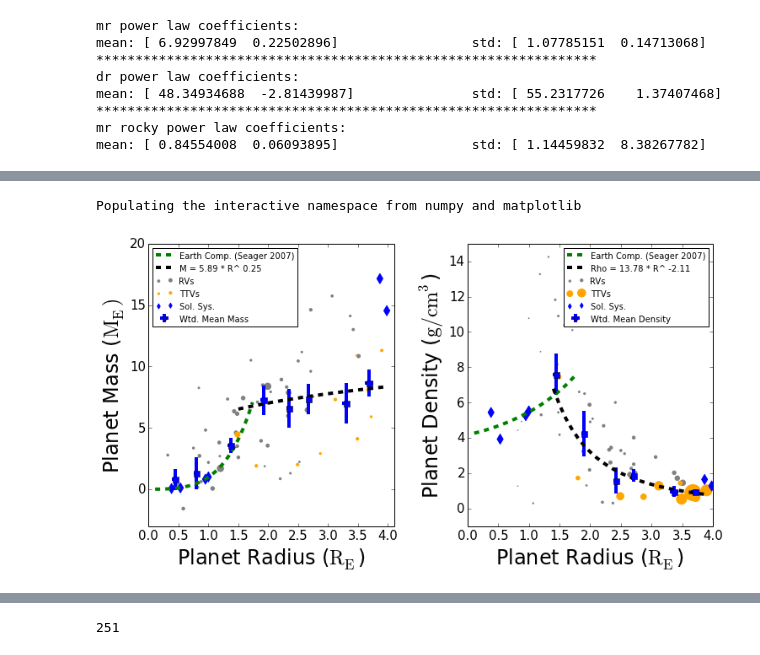
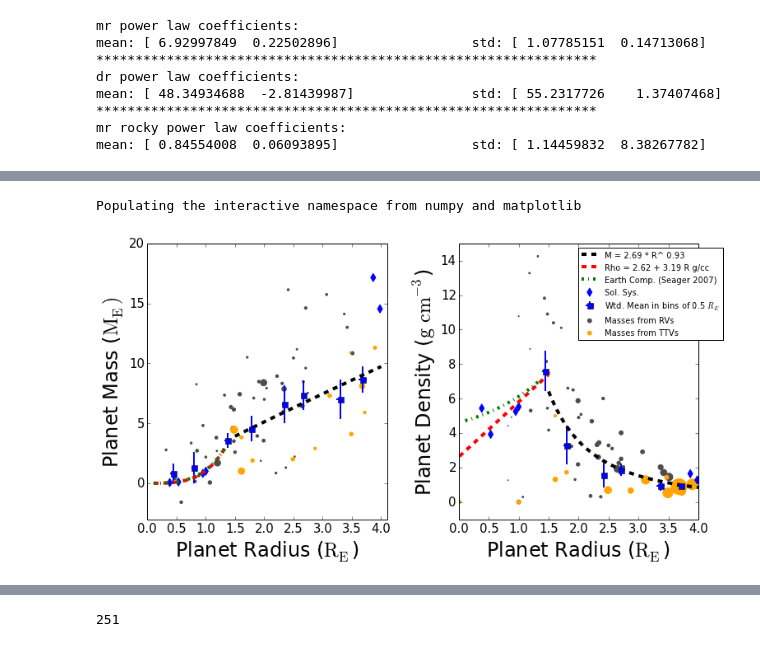
Before and after one commit to sealauren/mrf, a Jupyter notebook: plot_mr.ipynb, the cells around one changed output, grey strips where cells are left out. Drawn from its saved outputs; the diff is of its cells as text; code cells hidden in the pictures.

Commit message:
Only two fits on plot, one legend, changed equations, added Kipping

```diff
--- a/plot_mr.ipynb
+++ b/plot_mr.ipynb
@@ -56,8 +54,8 @@ sp_1sig = sp[sp.m > sp.um]
 sp_cold = sp[sp.flux <= np.median(sp.flux)]
 sp_hot = sp[sp.flux > np.median(sp.flux)]
 sp['ttv'] = [0]*len(sp)
-sp.ix[['Kepler-11 b','Kepler-11 c','Kepler-11 d','Kepler-11 f','Kepler-30 b','Kepler-36 b','Kepler-36 c','KOI-152 b','KOI-152 c','KOI-152 e'],'ttv'] = 1
-ttvs = sp.ix[['Kepler-11 b','Kepler-11 c','Kepler-11 d','Kepler-11 f','Kepler-30 b','Kepler-36 b','Kepler-36 c','KOI-152 b','KOI-152 c','KOI-152 e'],:]
+sp.ix[['Kepler-11 b','Kepler-11 c','Kepler-11 d','Kepler-11 f','Kepler-30 b','Kepler-36 b','Kepler-36 c','KOI-152 b','KOI-152 c','KOI-152 e','KOI-314 b','KOI-314 c'],'ttv'] = 1
+ttvs = sp.ix[['Kepler-11 b','Kepler-11 c','Kepler-11 d','Kepler-11 f','Kepler-30 b','Kepler-36 b','Kepler-36 c','KOI-152 b','KOI-152 c','KOI-152 e','KOI-314 b','KOI-314 c'],:]
 sp_vol = sp[sp.r >= 1.5]
 sp_rocky = sp[sp.r < 1.5].append(ss[ss.r < 1.5])
 sp_rocky.ix[:,['r','ur','m','um','rho','urho']]
@@ -428,9 +459,9 @@ means = pd.DataFrame({'r_m':rwm, 'r_d':rwd, 'ur':urw, 'm':mw, 'um':umw, 'rho':rh
 # %%
 # Calculate Earth composition from Seager 2007
 # this is good for Ms < 4
-m1 = 6.41; r1 = 3.3 # values for 32.5% Fe, 67.5% MgSiO3
+m1 = 6.41; r1 = 3.19 # values for 32.5% Fe, 67.5% MgSiO3
 k1 = -0.20945; k2 = 0.0804; k3 = 0.394 # k for differentiated planet
-m_phys = np.logspace(-3, 0.85, num=50)
+m_phys = np.logspace(-3, 0.5, num=50)
 ms = m_phys/m1
 k = np.array([k1,k2,k3])
 logrs = lambda k, ms: k[0] + 1/3. * np.log10(ms) - k[1] * ms**k[2]
@@ -441,7 +472,8 @@ d_seager = m_seager/(r_seager**3.)*5.522
 #print zip(r_seager,d_seager)
 print "Seager k values for Earth composition:", k
 print "Masses scaled to:", m1, "Radii Scaled to:", r1, "(Earth units)"
-print "Seager radius of Earth at 1 Earth mass:", pow(10,logrs(k, 1./m1))*r1, " x Earth radius"
-print "Seager density of Earth at 1 Earth mass:", pow(pow(10,logrs(k, 1./m1))*r1,3.), " x Earth density"
+print "Seager radius of Earth at 1 Earth mass:", pow(10.,logrs(k, 1./m1))*r1, " x Earth radius"
+print "Seager density of Earth at 1 Earth mass:", 1./pow(pow(10.,logrs(k, 1./m1))*r1,3.), " x Earth density"
+#print zip(m_seager,r_seager,d_seager)
 # %% [output]
 Seager k values for Earth composition: [-0.20945  0.0804   0.394  ]
@@ -456,3 +488,7 @@ wd = 1./sp.urho
 #ax1.scatter(sp.r,wm)
 #ax2 = fig.add_subplot(122)
 #ax2.scatter(sp.r,wd)
+for i,w in enumerate(wm):
+    print sp.um[i], 10*w/median(wm)
+print (1.1*20.9629525505)/1.0
+print sp.urho[0]*10*wd[0]/median(wd)
@@ -459,47 +513,71 @@ wd = 1./sp.urho
 # %%
 %pylab inline
 def plot_mr():
     fig = plt.figure();
+    fig.set_size_inches(12,6);
     sharex=True;
     ax1 = fig.add_subplot(1,2,1);
-    ax1.plot(r_seager, m_seager, '--g', linewidth=4, label=('Earth Comp. (Seager 2007)'))
-    ax1.scatter(sp.r[sp.ttv==0], sp.m[sp.ttv==0], s=10*wm[sp.ttv==0]/median(wm), alpha=1.0, color='gray', label='RVs');
     ax1.plot(rarr, mplaw, '--k', linewidth=4, label=("M = %.2f * R^ %.2f"% (mpars[0], mpars[1])));
-#    ax1.plot(rocky_r, rockplaw, '--g', linewidth=4, label=("M = %.2f R^ %.2f"% (rocky_pars[0], rocky_pars[1])));
+    ax1.plot(r_seager,fitfunc(dr_lin_pars,r_seager)/5.5*r_seager**3., '--r', linewidth=4, label=("Rho = %.2f + %.2f R g/cc"% (dr_lin_pars[0], dr_lin_pars[1])));
+#    ax1.plot(r_seager, powerlaw(rocky_pars,r_seager), '--b', linewidth=4, label=("M = %.2f R^ %.2f"% (rocky_pars[0], rocky_pars[1])));
+    ax1.plot(r_seager, m_seager, '-.g', linewidth=4, label=('Earth Comp. (Seager 2007)'))
+    ax1.scatter(sp.r[sp.ttv==0], sp.m[sp.ttv==0], s=10*wm[sp.ttv==0]/median(wm), alpha=1.0, color='0.3')#, label='RVs');
+    ax1.scatter(sp.r[sp.ttv==1], sp.m[sp.ttv==1], s=10*wm[sp.ttv==1]/median(wm), alpha=1.0, color='orange')#, label='TTVs');
     ax1.errorbar(means.r_m,means.m, xerr=means.ur, yerr=means.um,
-             markersize=7, marker='s',fmt='o', capsize=0, elinewidth=4, alpha = 1.0, label=('Wtd. Mean Mass'));
-    ax1.scatter(sp.r[sp.ttv==1], sp.m[sp.ttv==1], s=5*wm[sp.ttv==1]/median(wm), alpha=1.0, color='orange', label='TTVs');    ax1.set_xlabel('Planet Radius ($\mathrm{R_E}$)',fontsize=24);
+             markersize=7, marker='s',fmt='o', capsize=0, elinewidth=2, alpha = 1.0, label=('Wtd. Mean Mass'));
+    ax1.set_xlabel('Planet Radius ($\mathrm{R_E}$)',fontsize=24);
     ax1.set_ylabel('Planet Mass ($\mathrm{M_E})$',fontsize=24);
-    ax1.scatter(ss.r, ss.m, color='blue',marker='d',s=70, label=('Sol. Sys.'));
-    ax1.legend(loc='upper left', markerscale=0.5, fontsize=10, scatterpoints=2, numpoints=1);
+    ax1.scatter(ss.r, ss.m, color='blue',marker='d',s=50, label=('Sol. Sys.'));
+#    ax1.legend(loc='upper left', markerscale=0.5, fontsize=10, scatterpoints=2, numpoints=1);
     ax1.tick_params(axis='x', labelsize=15)
     ax1.tick_params(axis='y', labelsize=15)
     plt.axis([0.0,4.1,-3,20]);
 
     ax2 = fig.add_subplot(1,2,2);
-    ax2.plot(r_seager,d_seager, '--g', linewidth=4, label=('Earth Comp. (Seager 2007)'));
-    ax2.scatter(sp.r[sp.ttv==0], sp.rho[sp.ttv==0], s=5*wd[sp.ttv==0]/median(wd), alpha=1.0, color='gray', label='RVs');
-    ax2.plot(np.arange(1.4,4,0.1), dplaw, '--k', linewidth=4, label=("Rho = %.2f * R^ %.2f"% (dpars[0], dpars[1])));
+    ax2.plot(rarr, mplaw/rarr**3.*5.522, '--k', linewidth=4, label=("M = %.2f * R^ %.2f"% (mpars[0], mpars[1])));
+#    ax2.plot(np.arange(1.4,4,0.1), dplaw, '--k', linewidth=4, label=("Rho = %.2f * R^ %.2f g/cc"% (dpars[0], dpars[1])));
+    ax2.plot(rocky_r,fitfunc(dr_lin_pars,rocky_r), '--r', linewidth=4, label=("Rho = %.2f + %.2f R g/cc"% (dr_lin_pars[0], dr_lin_pars[1])));
+    ax2.plot(r_seager,d_seager, '-.g', linewidth=4, label=('Earth Comp. (Seager 2007)'));
+    ax2.scatter(sp.r[sp.ttv==0], sp.rho[sp.ttv==0], s=10*wd[sp.ttv==0]/median(wd), alpha=1.0, color='0.3')#, label='RVs');
     ax2.set_xlabel('Planet Radius ($\mathrm{R_E}$)',fontsize=24);
-    ax2.set_ylabel('Planet Density ($\mathrm{g/cm^{3}}$)',fontsize=24);
+    ax2.set_ylabel('Planet Density ($\mathrm{g}$ $\mathrm{cm^{-3}}$)',fontsize=24);
+    ax2.scatter(sp.r[sp.ttv==1], sp.rho[sp.ttv==1], s=10*wd[sp.ttv==1]/median(wd), alpha=1.0, color='orange')#, label='TTVs');
     ax2.errorbar(means.r_d[means.r_d > 1.0],means.rho[means.r_d > 1.0], xerr=means.ur[means.r_d > 1.0], yerr=means.urho[means.r_d > 1.0],
-             markersize=7, marker='s', fmt='o', capsize=0, elinewidth=4, alpha=1.0, label=('Wtd. Mean Density'));
-    ax2.scatter(sp.r[sp.ttv==1], sp.rho[sp.ttv==1], s=10*wd[sp.ttv==1]/median(wd), alpha=1.0, color='orange', label='TTVs');
-    ax2.scatter(ss.r, ss.rho, color='blue',marker='d',s=70, label=('Sol. Sys.'));
+             markersize=7, marker='s', fmt='o', capsize=0, elinewidth=2, alpha=1.0, label=('Wtd. Mean in bins of 0.5 $R_E$'));
+    ax2.scatter(ss.r, ss.rho, color='blue',marker='d',s=50, label=('Sol. Sys.'));
     plt.axis([0.,4.0,-1,15]);
-    ax2.legend(markerscale=0.5, fontsize=10, scatterpoints=2, numpoints=1);
+#    ax2.legend(markerscale=0.5, fontsize=10, scatterpoints=2, numpoints=1);
     ax2.tick_params(axis='x', labelsize=15)
     ax2.tick_params(axis='y', labelsize=15)
-    fig.set_size_inches(12,6);
     subplots_adjust(wspace=0.3);
     subplots_adjust(hspace=0.2);
+    ax = gca() # grab the current axis
+    #Get artists and labels for legend and chose which ones to display
+    handles, labels = ax2.get_legend_handles_labels()
+    display = np.arange(len(labels))
+
+    #Create custom artists
+    rv_leg = plt.scatter((0,1),(0,0), color='0.3', s=23)
+    ttv_leg = plt.scatter((0,1),(0,0), color='orange',s=23)
+
+    from matplotlib.font_manager import FontProperties
+
+    fontP = FontProperties()
+    fontP.set_size('small')
+#    legend([plot1], "title", prop = fontP)
+
+    #Create legend from custom artist/label lists
+    ax2.legend([handle for i,handle in enumerate(handles) if i in display]+[rv_leg,ttv_leg],
+          [label for i,label in enumerate(labels) if i in display]+['Masses from RVs','Masses from TTVs'],
+          scatterpoints=1,numpoints=1,fontsize=10,loc=9, bbox_to_anchor=(0.8,1.0))
+#    ax2.grid('on')
     plt.savefig('mr_small.png', dpi=100)
     plt.savefig('mr_small.eps', format='eps', dpi=100)
     plt.show()
 plot_mr()
 # %% [output]
 Populating the interactive namespace from numpy and matplotlib
-[figure, old version]
+[figure, new version]
 # %%
 #%matplotlib osx
 fig = plt.figure(figsize=(8,8));
```
Also changed, not shown: parts of 24 cells of this notebook, 24 other files.
